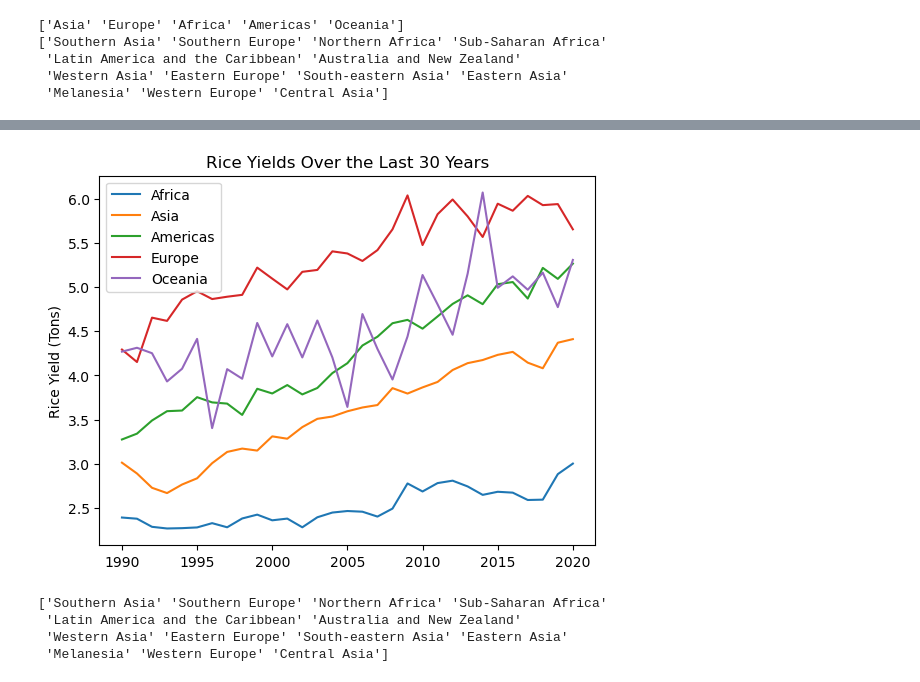
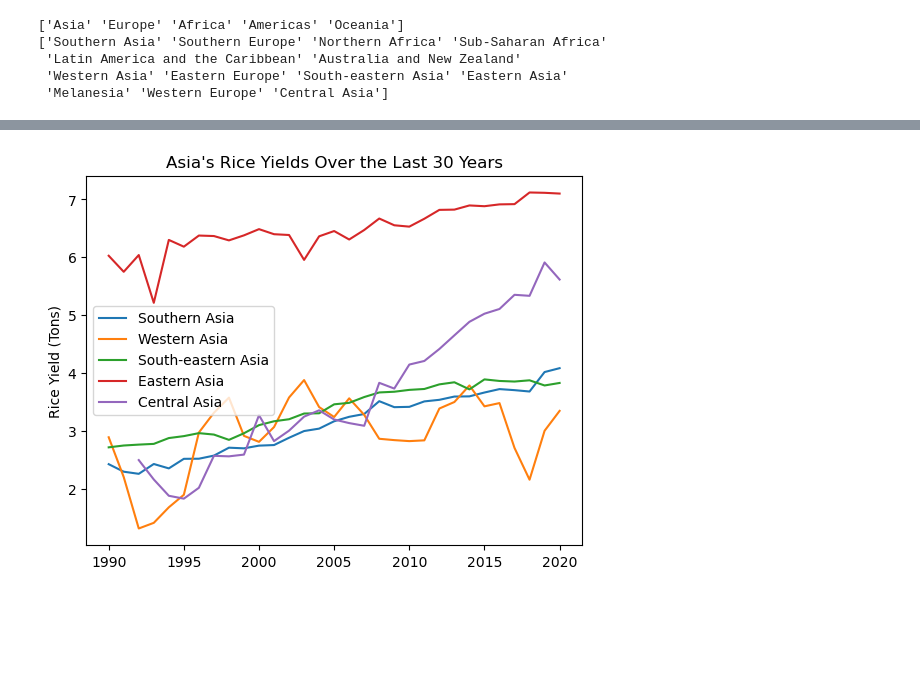
Before and after one commit to dpinsky1/Cancer, a Jupyter notebook: davids_file.ipynb, the cells around one changed output, grey strips where cells are left out. Saved outputs shown, nothing was run; the diff lists cells and outputs as text; code cells hidden in the pictures; blank space fills up the shorter version.

Commit message:
figures ready for lin regress

```diff
--- a/davids_file.ipynb
+++ b/davids_file.ipynb
@@ -61,7 +61,7 @@ merged_df
 # Isolating relevant datapoints for analysis
 # yield_df = main_df[['Country', 'Year', 'Rice Cultivation', 'Forestland', 'rice_yield']]
 yield_df = pd.DataFrame({'Country':merged_df['Country'],'Region': merged_df['Region'], 'Sub-Region': merged_df['Sub-Region'],'Year': merged_df['Year'],
-                                   "Methane from Rice Cultivation": merged_df['Rice Cultivation'],
+                                   "Methane": merged_df['Rice Cultivation'],
                                    "CO2 Released from Forestland": merged_df['Forestland'],
                                    "Rice Yield": merged_df['rice_yield']})
 
@@ -119,40 +178,27 @@ print(sub_regions)
 # %%
-# Separate out regions for plotting
-africa = cleaned_yields.loc[cleaned_yields['Region'] == 'Africa', ['Year','Rice Yield']]
-africa_yields = africa.groupby('Year')['Rice Yield'].mean()
+south_asia = cleaned_yields.loc[cleaned_yields['Sub-Region'] == 'Southern Asia', ['Year','Rice Yield']]
+south_asia_yields = south_asia.groupby('Year')['Rice Yield'].mean()
 
-americas = cleaned_yields.loc[cleaned_yields['Region'] == 'Americas', ['Year','Rice Yield']]
-amer_yields = americas.groupby('Year')['Rice Yield'].mean()
+west_asia = cleaned_yields.loc[cleaned_yields['Sub-Region'] == 'Western Asia', ['Year','Rice Yield']]
+west_asia_yields = west_asia.groupby('Year')['Rice Yield'].mean()
 
-asia = cleaned_yields.loc[cleaned_yields['Region'] == 'Asia', ['Year','Rice Yield']]
-asian_yields = asia.groupby('Year')['Rice Yield'].mean()
+se_asia = cleaned_yields.loc[cleaned_yields['Sub-Region'] == 'South-eastern Asia', ['Year','Rice Yield']]
+se_asia_yields = se_asia.groupby('Year')['Rice Yield'].mean()
 
-europe = cleaned_yields.loc[cleaned_yields['Region'] == 'Europe', ['Year','Rice Yield']]
-euro_yields = europe.groupby('Year')['Rice Yield'].mean()
+east_asia = cleaned_yields.loc[cleaned_yields['Sub-Region'] == 'Eastern Asia', ['Year','Rice Yield']]
+east_asia_yields = east_asia.groupby('Year')['Rice Yield'].mean()
 
-ocean = cleaned_yields.loc[cleaned_yields['Region'] == 'Oceania', ['Year','Rice Yield']]
-ocean_yields = ocean.groupby('Year')['Rice Yield'].mean()
+cent_asia = cleaned_yields.loc[cleaned_yields['Sub-Region'] == 'Central Asia', ['Year','Rice Yield']]
+cent_asia_yields = cent_asia.groupby('Year')['Rice Yield'].mean()
 
-fig1, ax1 = plt.subplots()
+plt.plot(south_asia_yields, label='Southern Asia'), plt.plot(west_asia_yields, label='Western Asia'), \
+        plt.plot(se_asia_yields, label='South-eastern Asia'), plt.plot(east_asia_yields, label='Eastern Asia'), \
+        plt.plot(cent_asia_yields, label='Central Asia')
 
-fig1 = plt.plot(africa_yields, label='Africa'), plt.plot(asian_yields, label='Asia'), plt.plot(amer_yields, label='Americas'), \
-        plt.plot(euro_yields, label='Europe'), plt.plot(ocean_yields, label='Oceania')
-ax1.legend()
+plt.legend(loc='best')
 # plt.xlabel('Year')
 plt.ylabel('Rice Yield (Tons)')
-plt.title('Rice Yields Over the Last 30 Years')
+plt.title("Asia's Rice Yields Over the Last 30 Years")
 plt.show()
-# plt.xlabel = 'Year'
-# plt.plot(x,y)
-# plt.plot(regional_data_df.index.get_level_values(1), regional_data_df['Rice Yield'], color=['r', 'b', 'g', 'y', 'p', 'k', 'm', 'r'])
-# plt.plot(regional_data_df.index.get_level_values(1), regional_data_df['Rice Yield'])
-# plt.plot(x,y)
 # %% [output]
-[figure, old version]
+[figure, new version]
-# %%
-print(sub_regions)
-# %% [output]
-['Southern Asia' 'Southern Europe' 'Northern Africa' 'Sub-Saharan Africa'
- 'Latin America and the Caribbean' 'Australia and New Zealand'
- 'Western Asia' 'Eastern Europe' 'South-eastern Asia' 'Eastern Asia'
- 'Melanesia' 'Western Europe' 'Central Asia']
```
Also changed, not shown: parts of 11 cells of this notebook.
